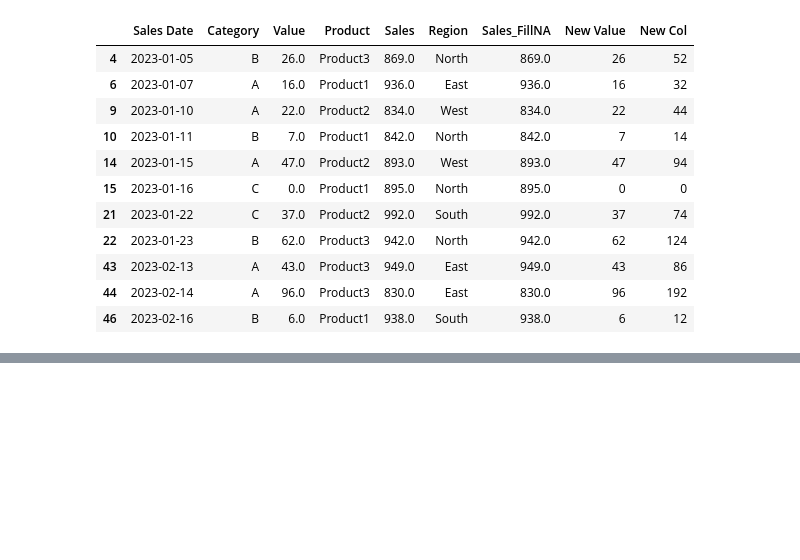
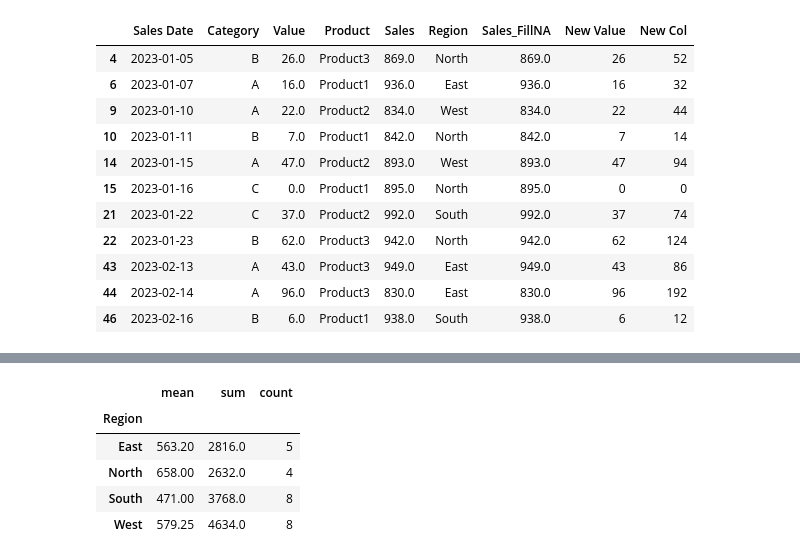
Before and after one commit to Sumit-Avasthi/Data-Analysis-with-python, a Jupyter notebook: data_analysis.ipynb, the cells around one changed output, grey strips where cells are left out. Cells and saved outputs as stored; diff of their text form; code cells hidden in the pictures; blank space fills up the shorter version.

```diff
--- a/data_analysis.ipynb
+++ b/data_analysis.ipynb
@@ -287,0 +369,9 @@ df[df['Sales'] > 800]
+# %%
+df.groupby(['Region'])['Sales'].agg(['mean','sum','count'])
+# %% [output]
+|  | mean | sum | count |
+| Region |  |  |  |
+| East | 563.20 | 2816.0 | 5 |
+| North | 658.00 | 2632.0 | 4 |
+| South | 471.00 | 3768.0 | 8 |
+| West | 579.25 | 4634.0 | 8 |
```
Also changed, not shown: parts of 6 cells of this notebook, 1 other file.
